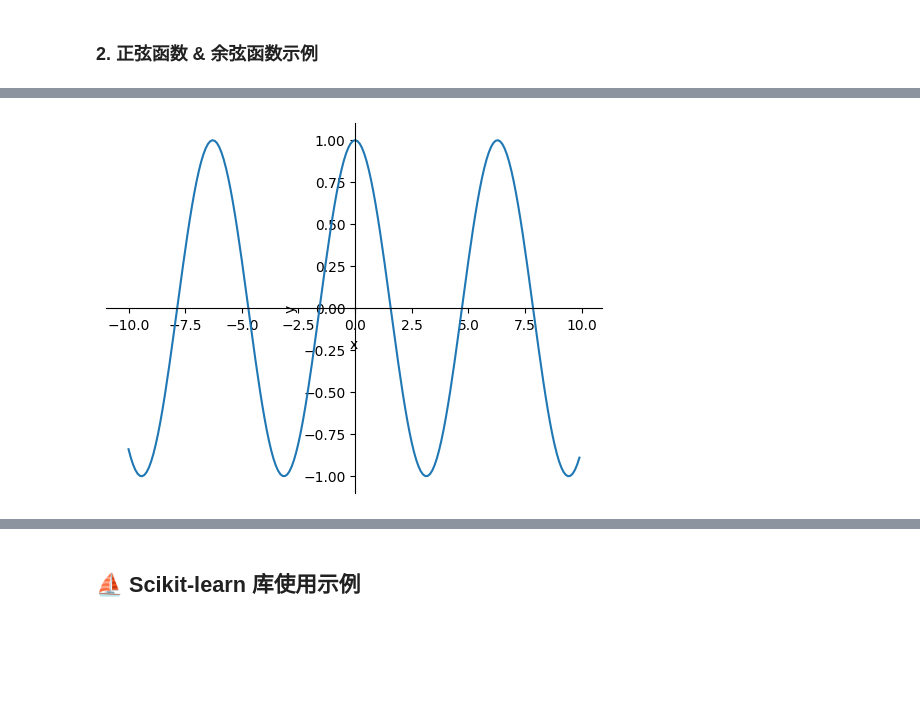
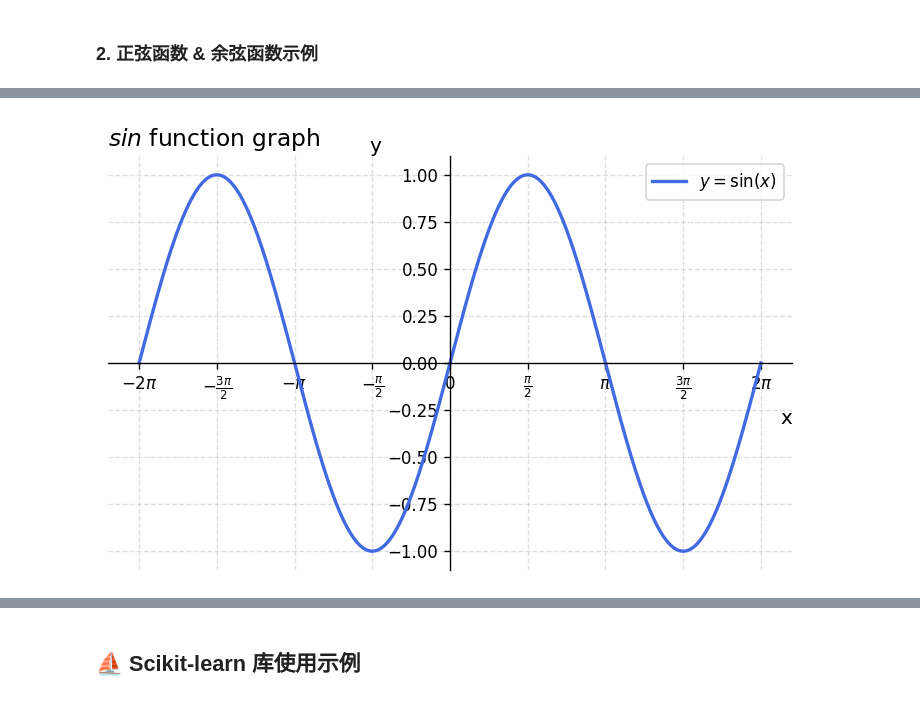
Before and after one commit to Alberthua-Perl/python-project-demo, a Jupyter notebook: AI267v2.x-course/MLOps_on_Red_Hat_OpenShift_AI.ipynb, the cells around one changed output, grey strips where cells are left out. Saved outputs shown, nothing was run; the diff lists cells and outputs as text; code cells hidden in the pictures; blank space fills up the shorter version.

```diff
--- a/AI267v2.x-course/基于 Red Hat OpenShift AI 运行 MLOps.ipynb
+++ b/AI267v2.x-course/MLOps_on_Red_Hat_OpenShift_AI.ipynb
@@ -733,22 +812,43 @@ plt.show()
-# %%
-# 示例：余弦函数
-import numpy as np
-import matplotlib.pyplot as plt
-
-x = np.arange(-10, 10, .1)
-y = np.cos(x)
-
-fig, ax = plt.subplots()
-ax.plot(x, y)
-
-# 移动坐标轴到零点
-for spine in ['left', 'bottom']:
-    ax.spines[spine].set_position('zero')
-for spine in ['right', 'top']:
-    ax.spines[spine].set_visible(False)
-
-ax.set_xlabel('x')
-ax.set_ylabel('y')
-plt.show()
-# %% [output]
-[figure, removed]
+# %%
+# 1. 数据准备：更细的采样，图像更平滑
+x = np.linspace(-2*np.pi, 2*np.pi, 2000)   # -2Π 到 2Π 之间采样 2000 个点
+#y = np.sin(x)
+y = np.cos(x)
+# %%
+def sin_plot():
+    # 1. 数据准备：更细的采样，图像更平滑
+    x = np.linspace(-2*np.pi, 2*np.pi, 2000)   # -2Π 到 2Π 之间采样 2000 个点
+    y = np.sin(x)
+
+    # 2. 画布与坐标轴
+    fig, ax = plt.subplots(figsize=(6, 4), dpi=120)
+
+    # 3. 绘图
+    ax.plot(x, y, color='royalblue', lw=2, label=r'$y=\sin(x)$')
+
+    # 4. 坐标轴移到原点
+    ax.spines['left'].set_position('zero')
+    ax.spines['bottom'].set_position('zero')
+    ax.spines['right'].set_visible(False)
+    ax.spines['top'].set_visible(False)
+
+    # 5. 刻度与标签
+    ax.set_xticks([-2*np.pi, -3*np.pi/2, -np.pi, -np.pi/2, 0, np.pi/2, np.pi, 3*np.pi/2, 2*np.pi])
+    ax.set_xticklabels([r'$-2\pi$', r'$-\frac{3\pi}{2}$', r'$-\pi$', r'$-\frac{\pi}{2}$', '0',
+                    r'$\frac{\pi}{2}$', r'$\pi$', r'$\frac{3\pi}{2}$', r'$2\pi$'])
+    # 支持 LaTex 公式嵌入
+    ax.set_xlabel('x', fontsize=12, loc='right')
+    ax.set_ylabel('y', fontsize=12, rotation=0, loc='top')
+    ax.set_title('$sin$ function graph', fontsize=14, loc='left')
+
+    # 6. 网格与图例
+    ax.grid(True, ls='--', alpha=0.4)
+    ax.legend()
+
+    # 7. 紧凑布局并显示
+    fig.tight_layout()
+    plt.show()
+
+sin_plot()
+# %% [output]
+[figure, added]
```
Also changed, not shown: parts of 46 cells of this notebook, 19 other files.
